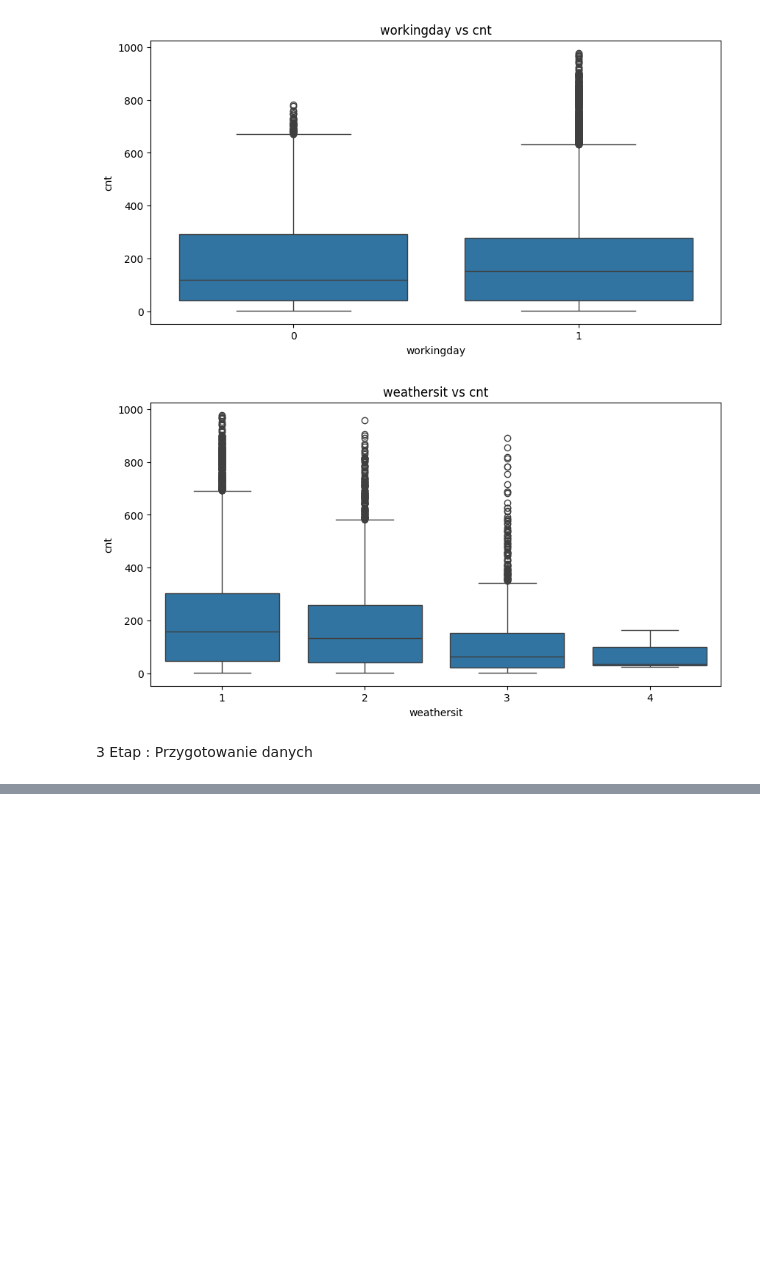
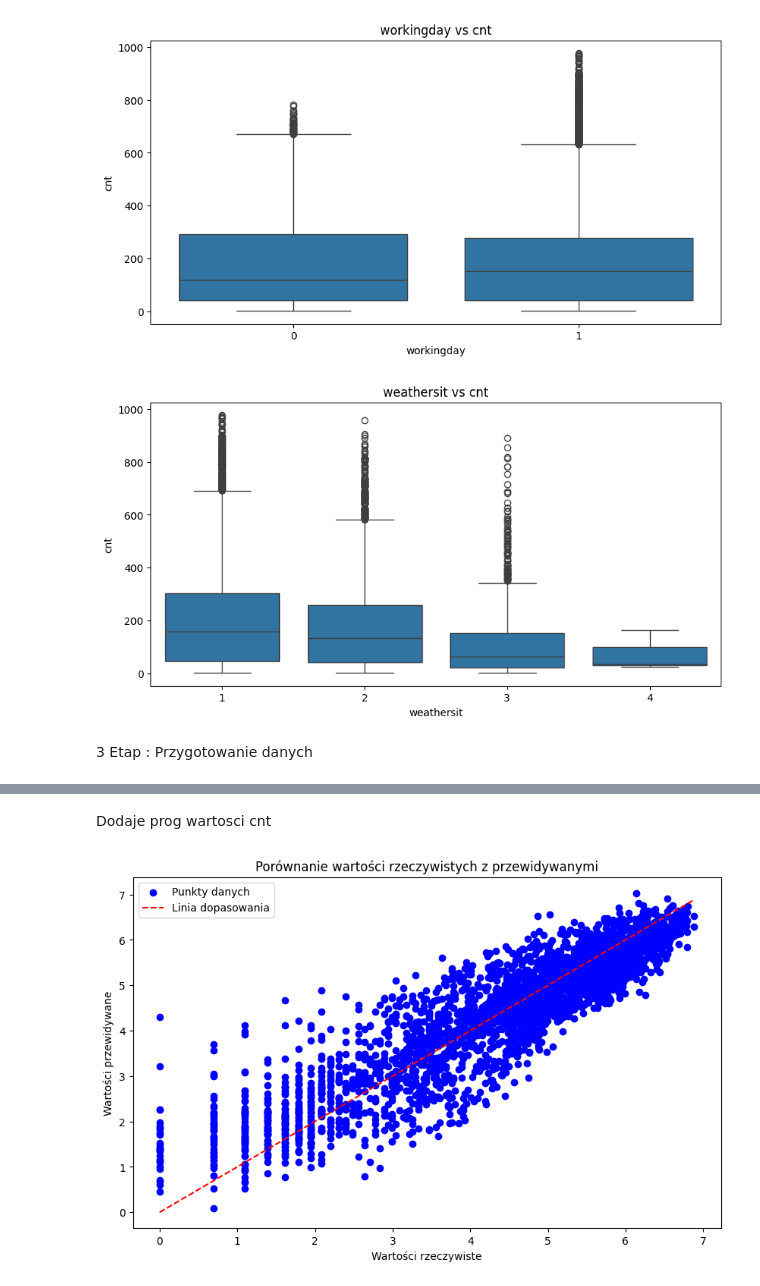
Before and after one commit to kalinkawf/CrispDM, a Jupyter notebook: bike_rental.ipynb, the cells around one changed output, grey strips where cells are left out. Cells and saved outputs as stored; diff of their text form; code cells hidden in the pictures; blank space fills up the shorter version.

Commit message:
Trying to improve the results of model

```diff
--- a/bike_rental.ipynb
+++ b/bike_rental.ipynb
@@ -235,5 +235,7 @@ df = df.rename(columns={"weathersit_4": "Heavy Rain"})
 # %%
 df['cnt_log'] = df['cnt'].apply(lambda x: np.log(x))
+
+df_threshold = df.copy()
 
 y = df['cnt']
 y_log = df['cnt_log']
@@ -338,10 +328,10 @@ R-squared (R^2): 0.8151326860319372
 import statsmodels.api as sm
 
 # Przygotowanie modelu
-model = sm.OLS(y_train, X_train)
+model_ols = sm.OLS(y_train, X_train)
 
 # Trenowanie modelu
-result = model.fit()
+result = model_ols.fit()
 
 # Podsumowanie modelu
 print(result.summary())
@@ -367,10 +357,10 @@ Notes:
 strong multicollinearity problems or that the design matrix is singular.
 # %%
 # Przygotowanie modelu
-model = sm.OLS(y_train_log, X_train)
+model_log_ols = sm.OLS(y_train_log, X_train)
 
 # Trenowanie modelu
-result = model.fit()
+result = model_log_ols.fit()
 
 # Podsumowanie modelu
 print(result.summary())
@@ -396,0 +407,60 @@ strong multicollinearity problems or that the design matrix is singular.
+# %% [markdown]
+Dodaje prog wartosci cnt
+# %%
+# Usunięcie wierszy, gdzie cnt jest poniżej 1
+# df_threshold = df_threshold[df_threshold['cnt_log'] >= 1.5]
+# df.reset_index(drop=True, inplace=True)
+# print("Najmniejsza wartość cnt_log:", df_threshold['cnt_log'].min())
+
+# df_threshold=df_threshold.drop([columns = 'Heavy Rain'],axis=1)
+
+y_log_threshold = df_threshold['cnt_log']
+X_thresh = df_threshold.drop(columns=['Heavy Rain', 'cnt', 'cnt_log'])
+
+X_train_log_thresh, X_test_log_thresh, y_train_log_thresh, y_test_log_thresh = train_test_split(X_thresh, y_log_threshold, test_size=0.2, random_state=42)
+
+# Inicjalizacja modelu regresji liniowej
+model_log_thresh = LinearRegression()
+
+# Trenowanie modelu na danych treningowych
+model_log_thresh.fit(X_train_log_thresh, y_train_log_thresh)
+
+# Przewidywanie na danych testowych
+y_pred_log_thresh = model_log_thresh.predict(X_test_log_thresh)
+
+# Obliczanie błędu średniokwadratowego (MSE)
+mse = mean_squared_error(y_test_log_thresh, y_pred_log_thresh)
+
+# Obliczanie współczynnika determinacji (R^2)
+r2 = r2_score(y_test_log_thresh, y_pred_log_thresh)
+
+mae = np.mean(np.abs(y_test_log_thresh - y_pred_log_thresh))
+rmse = np.sqrt(mse)
+
+# Wizualizacja wyników
+plt.figure(figsize=(10, 6))
+plt.scatter(y_test_log_thresh, y_pred_log_thresh, color='blue', label='Punkty danych')
+plt.plot([min(y_test_log_thresh), max(y_test_log_thresh)], [min(y_test_log_thresh), max(y_test_log_thresh)], color='red', linestyle='--', label='Linia dopasowania')
+plt.title('Porównanie wartości rzeczywistych z przewidywanymi')
+plt.xlabel('Wartości rzeczywiste')
+plt.ylabel('Wartości przewidywane')
+plt.legend()
+plt.show()
+
+# Wyświetlenie dodatkowych metryk
+print("Mean Absolute Error (MAE):", mae)
+print("Mean Squared Error (MSE):", mse)
+print("Root Mean Squared Error (RMSE):", rmse)
+print("R-squared (R^2):", r2)
+
+model_log_ols = sm.OLS(y_train_log_thresh, X_train_log_thresh)
+
+# Trenowanie modelu
+result = model_log_ols.fit()
+
+# Podsumowanie modelu
+print(result.summary())
+with open('summary_log_thresh.txt', 'w') as f:
+    f.write(result.summary().as_text())
+# %% [output]
+[figure, added]
```
Also changed, not shown: parts of 9 cells of this notebook, 4 other files.
